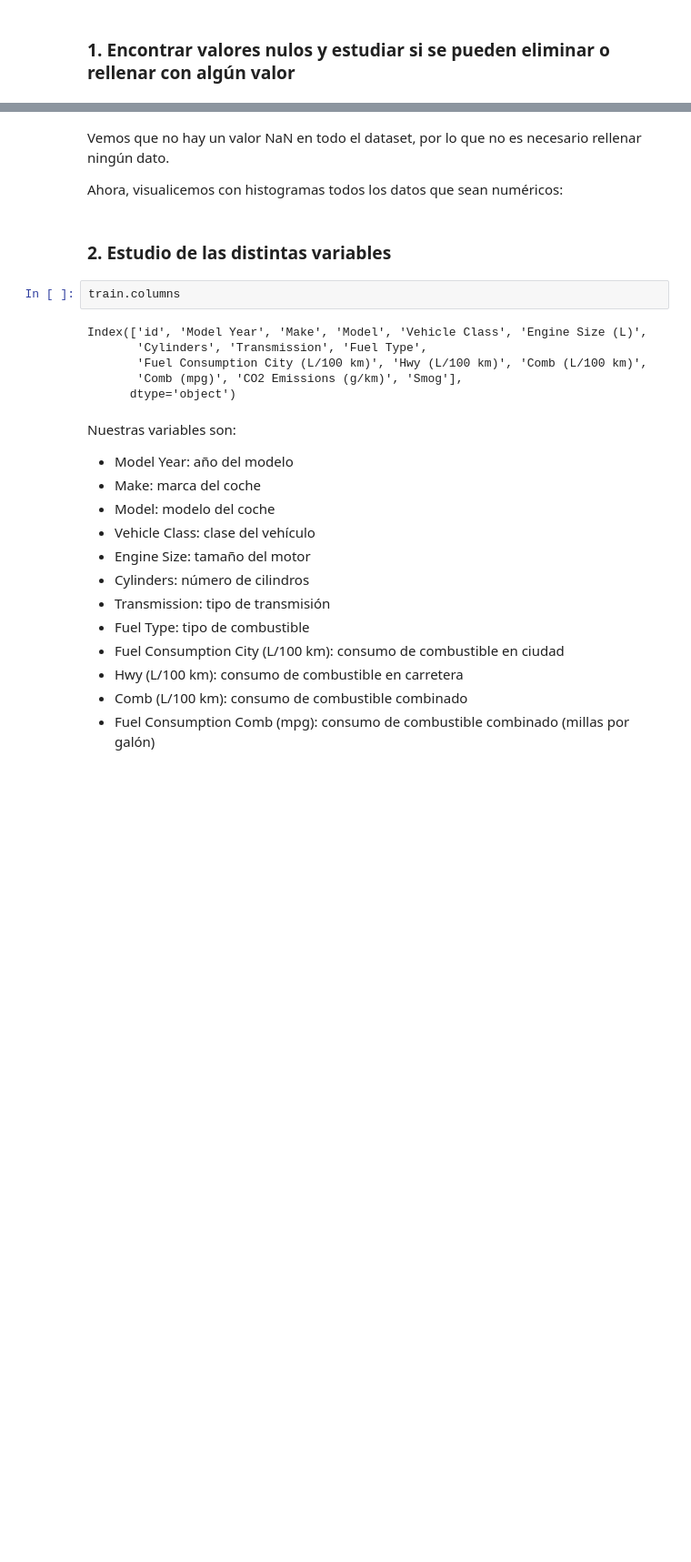
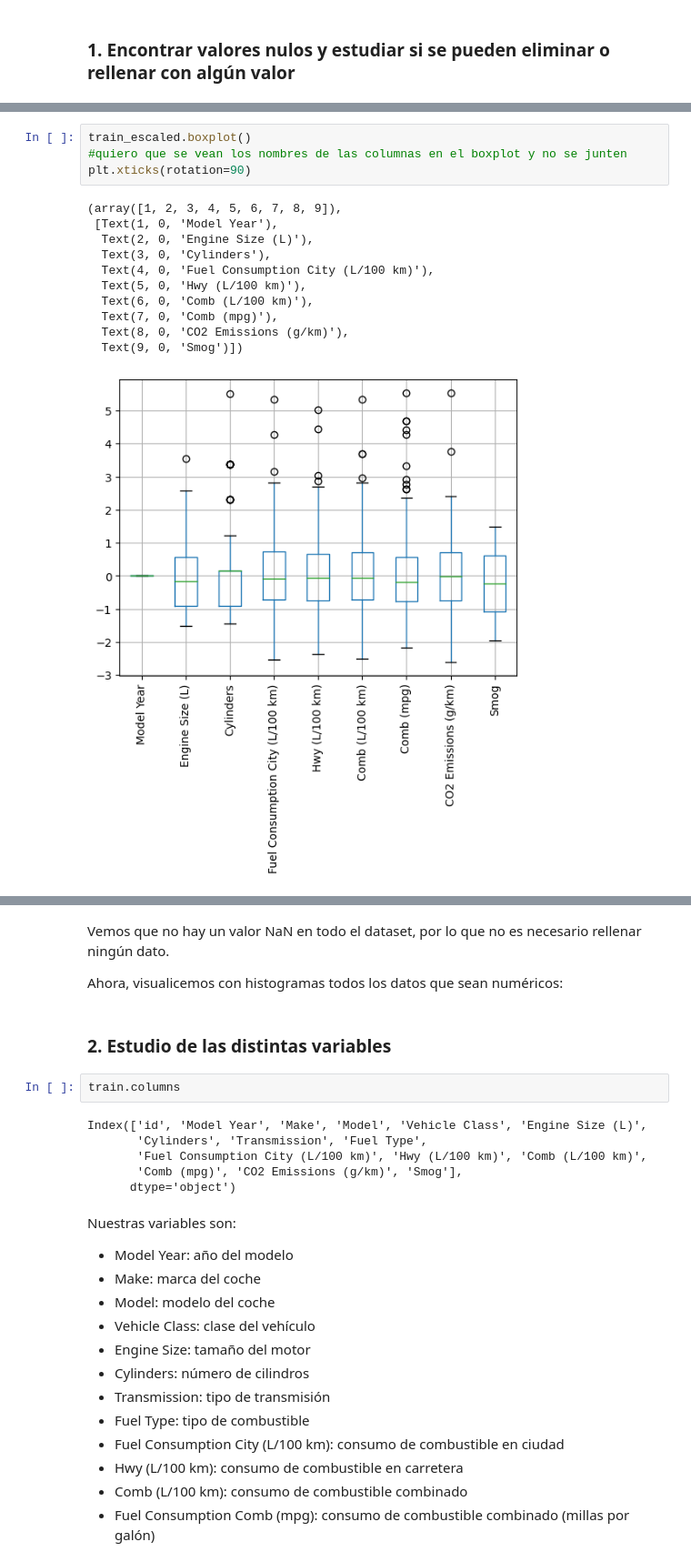
Before and after one commit to Kraslo/APAU_SMOG_PREDICTION_3RDGROUP, a Jupyter notebook: codigo/codigo_andy.ipynb, the cells around one changed output, grey strips where cells are left out. Shown at 91% size. Cells and saved outputs as stored; diff of their text form; blank space fills up the shorter version.

```diff
--- a/codigo/codigo_andy.ipynb
+++ b/codigo/codigo_andy.ipynb
@@ -119,0 +119,16 @@ train.corr()
+# %%
+train_escaled.boxplot()
+#quiero que se vean los nombres de las columnas en el boxplot y no se junten
+plt.xticks(rotation=90)
+# %% [output]
+(array([1, 2, 3, 4, 5, 6, 7, 8, 9]),
+ [Text(1, 0, 'Model Year'),
+  Text(2, 0, 'Engine Size (L)'),
+  Text(3, 0, 'Cylinders'),
+  Text(4, 0, 'Fuel Consumption City (L/100 km)'),
+  Text(5, 0, 'Hwy (L/100 km)'),
+  Text(6, 0, 'Comb (L/100 km)'),
+  Text(7, 0, 'Comb (mpg)'),
+  Text(8, 0, 'CO2 Emissions (g/km)'),
+  Text(9, 0, 'Smog')])
+[figure, added]
```
Also changed, not shown: parts of 24 cells of this notebook.
